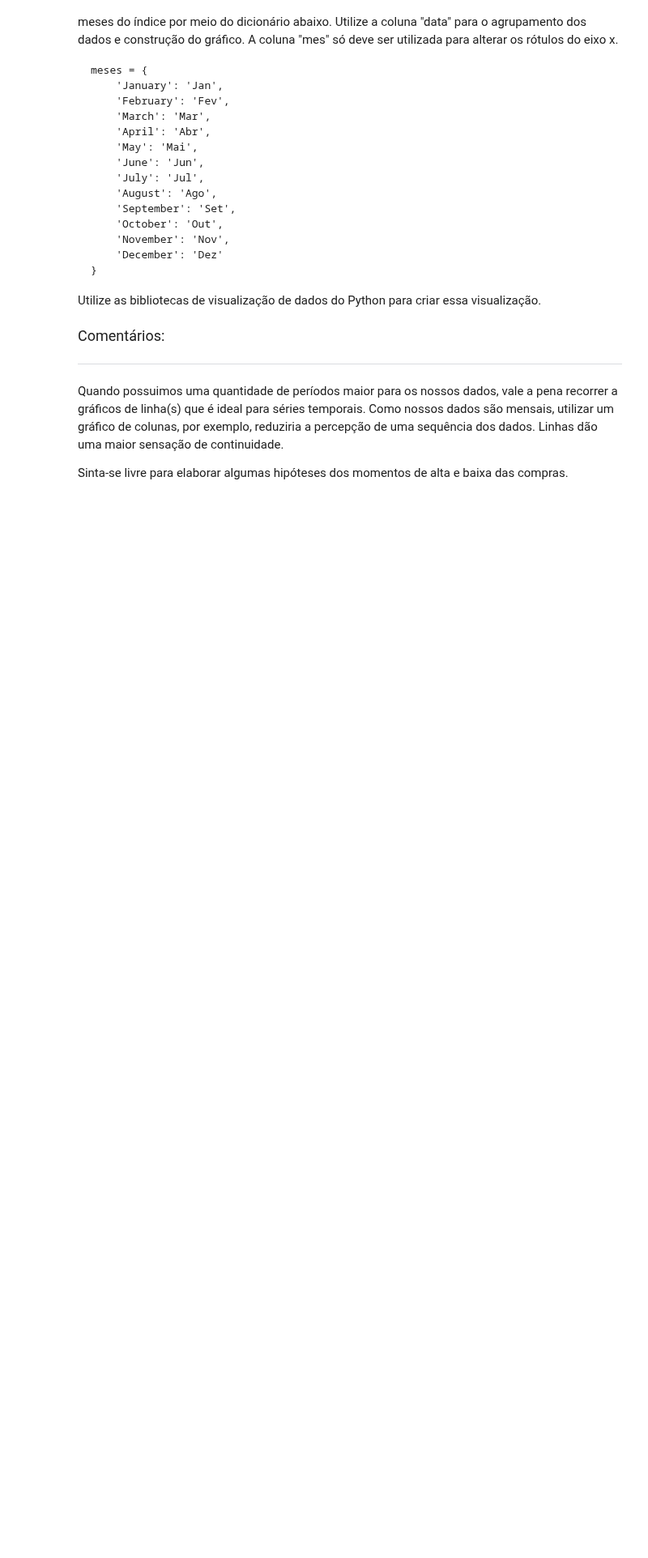
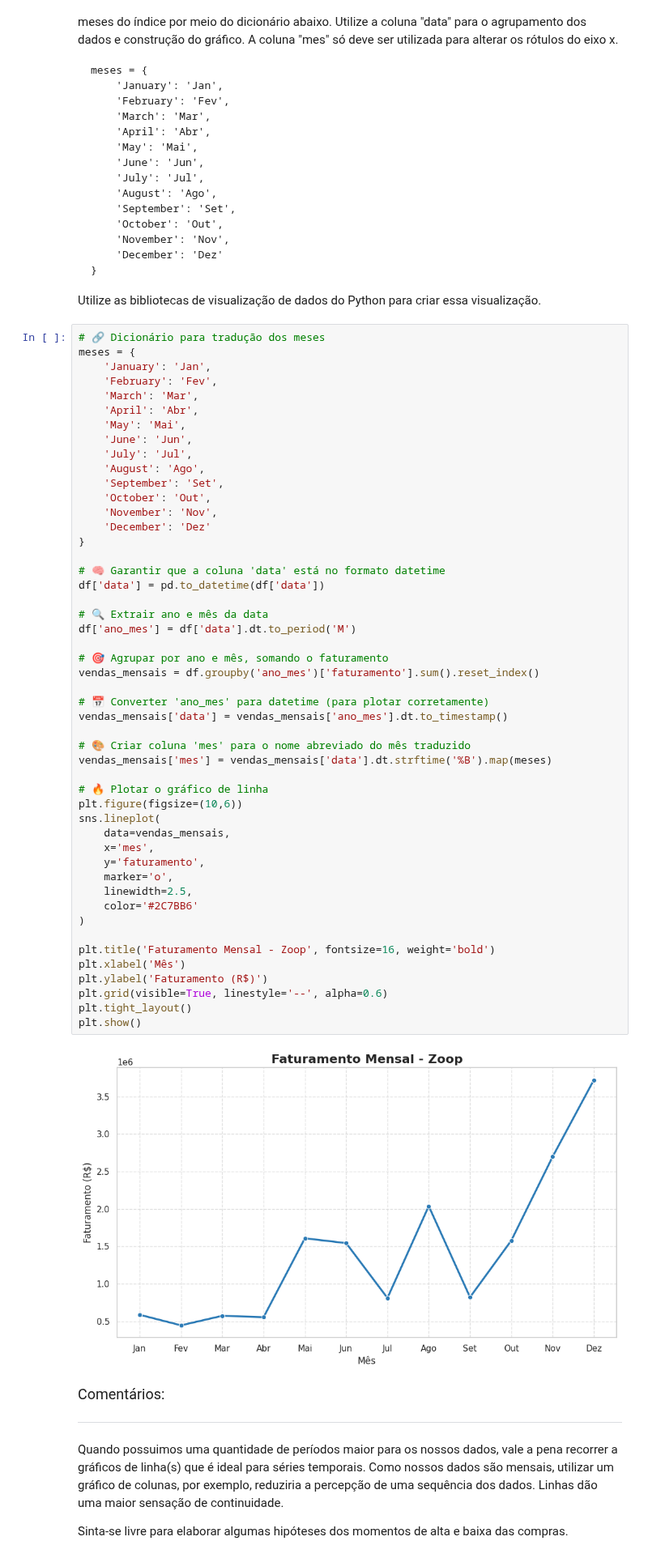
Before and after one commit to moises-rb/DataScienceOne, a Jupyter notebook: IA_Aplicada_DataScience/Projeto_Inicial_IA_aplicada_a_Data_Science.ipynb, the cells around one changed output. Shown at 81% size. Cells and saved outputs as stored; diff of their text form; blank space fills up the shorter version.

````diff
--- a/IA_Aplicada_DataScience/Projeto_Inicial_IA_aplicada_a_Data_Science.ipynb
+++ b/IA_Aplicada_DataScience/Projeto_Inicial_IA_aplicada_a_Data_Science.ipynb
@@ -281,6 +594,57 @@ meses = {
 ```
 
 Utilize as bibliotecas de visualização de dados do Python para criar essa visualização.
+# %%
+# 🔗 Dicionário para tradução dos meses
+meses = {
+    'January': 'Jan',
+    'February': 'Fev',
+    'March': 'Mar',
+    'April': 'Abr',
+    'May': 'Mai',
+    'June': 'Jun',
+    'July': 'Jul',
+    'August': 'Ago',
+    'September': 'Set',
+    'October': 'Out',
+    'November': 'Nov',
+    'December': 'Dez'
+}
+
+# 🧠 Garantir que a coluna 'data' está no formato datetime
+df['data'] = pd.to_datetime(df['data'])
+
+# 🔍 Extrair ano e mês da data
+df['ano_mes'] = df['data'].dt.to_period('M')
+
+# 🎯 Agrupar por ano e mês, somando o faturamento
+vendas_mensais = df.groupby('ano_mes')['faturamento'].sum().reset_index()
+
+# 📅 Converter 'ano_mes' para datetime (para plotar corretamente)
+vendas_mensais['data'] = vendas_mensais['ano_mes'].dt.to_timestamp()
+
+# 🎨 Criar coluna 'mes' para o nome abreviado do mês traduzido
+vendas_mensais['mes'] = vendas_mensais['data'].dt.strftime('%B').map(meses)
+
+# 🔥 Plotar o gráfico de linha
+plt.figure(figsize=(10,6))
+sns.lineplot(
+    data=vendas_mensais,
+    x='mes',
+    y='faturamento',
+    marker='o',
+    linewidth=2.5,
+    color='#2C7BB6'
+)
+
+plt.title('Faturamento Mensal - Zoop', fontsize=16, weight='bold')
+plt.xlabel('Mês')
+plt.ylabel('Faturamento (R$)')
+plt.grid(visible=True, linestyle='--', alpha=0.6)
+plt.tight_layout()
+plt.show()
+# %% [output]
+[figure, added]
 # %% [markdown]
 <font color="7b71ff" size=4> Comentários: </font>
 
````
Also changed, not shown: parts of 26 cells of this notebook.
